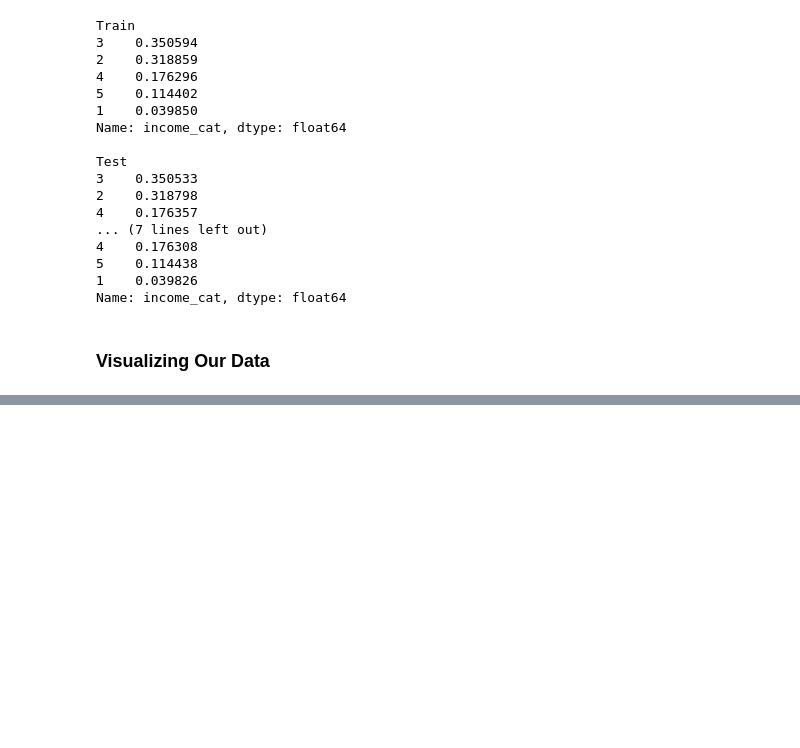
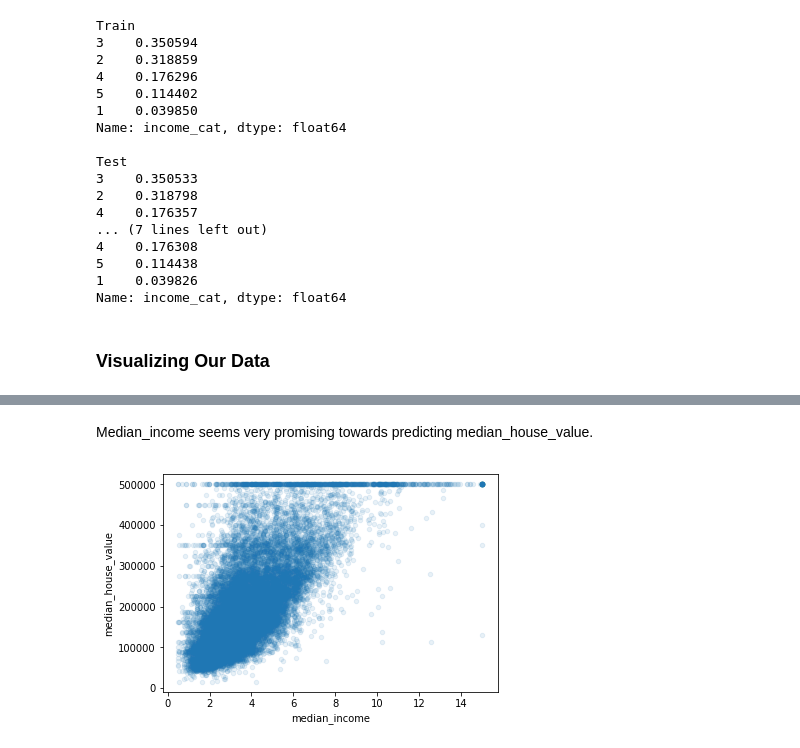
Before and after one commit to HYPERTONE/Analytics, a Jupyter notebook: California/California.ipynb, the cells around one changed output, grey strips where cells are left out. Drawn from its saved outputs; the diff is of its cells as text; code cells hidden in the pictures; blank space fills up the shorter version.

```diff
--- a/California/California.ipynb
+++ b/California/California.ipynb
@@ -146,0 +198,7 @@ for i in (strat_train_set, strat_test_set):
+# %% [markdown]
+Median_income seems very promising towards predicting median_house_value.
+# %%
+housing.plot(kind='scatter', x='median_income', y='median_house_value', alpha=0.1)
+plt.show()
+# %% [output]
+[figure, added]
```
Also changed, not shown: parts of 15 cells of this notebook.
